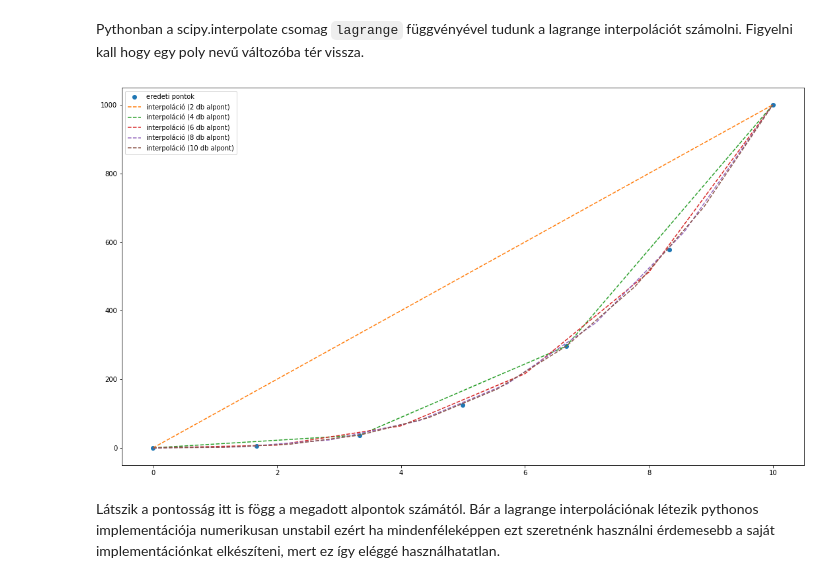
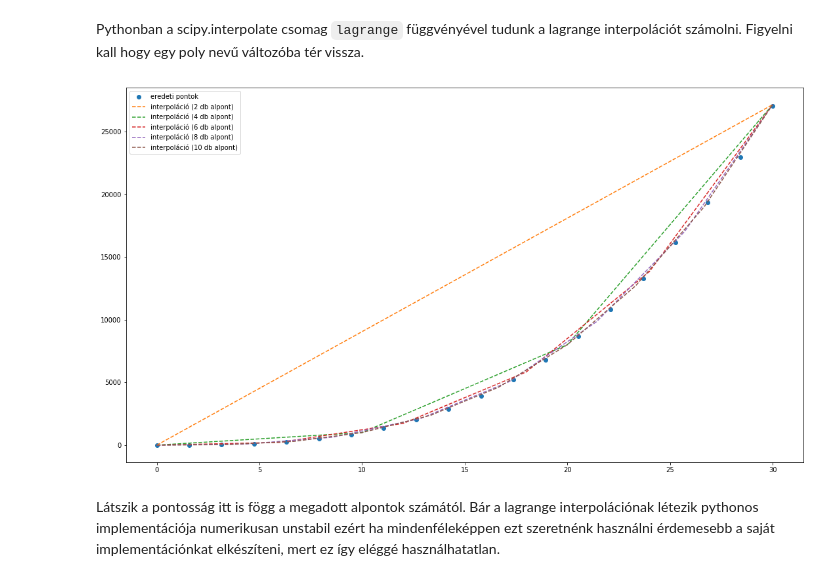
Before and after one commit to gyulaimark97/Szakdolgozat, a Jupyter notebook: dolgozat/Interpolations.ipynb, the cells around one changed output. Drawn from its saved outputs; the diff is of its cells as text; code cells hidden in the pictures.

```diff
--- a/dolgozat/Interpolations.ipynb
+++ b/dolgozat/Interpolations.ipynb
@@ -72,26 +97,26 @@ Pythonban a scipy.interpolate csomag `lagrange` függvényével tudunk a lagrang
 # %%
 import numpy as np
 from scipy.interpolate import lagrange
 
 import matplotlib.pyplot as plt
 from matplotlib.pyplot import figure
 
-x = np.linspace(0, 10, num=7, endpoint=True)
+x = np.linspace(0, 30, num=20, endpoint=True)
 y = x**3
 poly=lagrange(x,y)
-xnew1 = np.linspace(0, 10, num=2, endpoint=True)
-xnew2 = np.linspace(0, 10, num=4, endpoint=True)
-xnew3 = np.linspace(0, 10, num=6, endpoint=True)
-xnew4 = np.linspace(0, 10, num=8, endpoint=True)
-xnew5 = np.linspace(0, 10, num=10, endpoint=True)
+xnew1 = np.linspace(0, 30, num=2, endpoint=True)
+xnew2 = np.linspace(0, 30, num=4, endpoint=True)
+xnew3 = np.linspace(0, 30, num=6, endpoint=True)
+xnew4 = np.linspace(0, 30, num=8, endpoint=True)
+xnew5 = np.linspace(0, 30, num=10, endpoint=True)
 
 
 plt.figure(figsize=(18.5, 10.5))
 plt.plot(x, y, 'o', xnew1, poly(xnew1),'--', xnew2, poly(xnew2),'--', xnew3, poly(xnew3),'--', xnew4, poly(xnew4),'--', xnew5, poly(xnew5),'--')
 plt.legend(["eredeti pontok","interpoláció (2 db alpont)", "interpoláció (4 db alpont)", "interpoláció (6 db alpont)", "interpoláció (8 db alpont)", "interpoláció (10 db alpont)"])
 plt.show()
 # %% [output]
-[figure, old version]
+[figure, new version]
 # %% [markdown]
 Látszik a pontosság itt is fögg a megadott alpontok számától. Bár a lagrange interpolációnak létezik pythonos implementációja numerikusan unstabil ezért ha mindenféleképpen ezt szeretnénk használni érdemesebb a saját implementációnkat elkészíteni, mert ez így eléggé használhatatlan.
 # %% [markdown]
```
Also changed, not shown: parts of 3 cells of this notebook.
